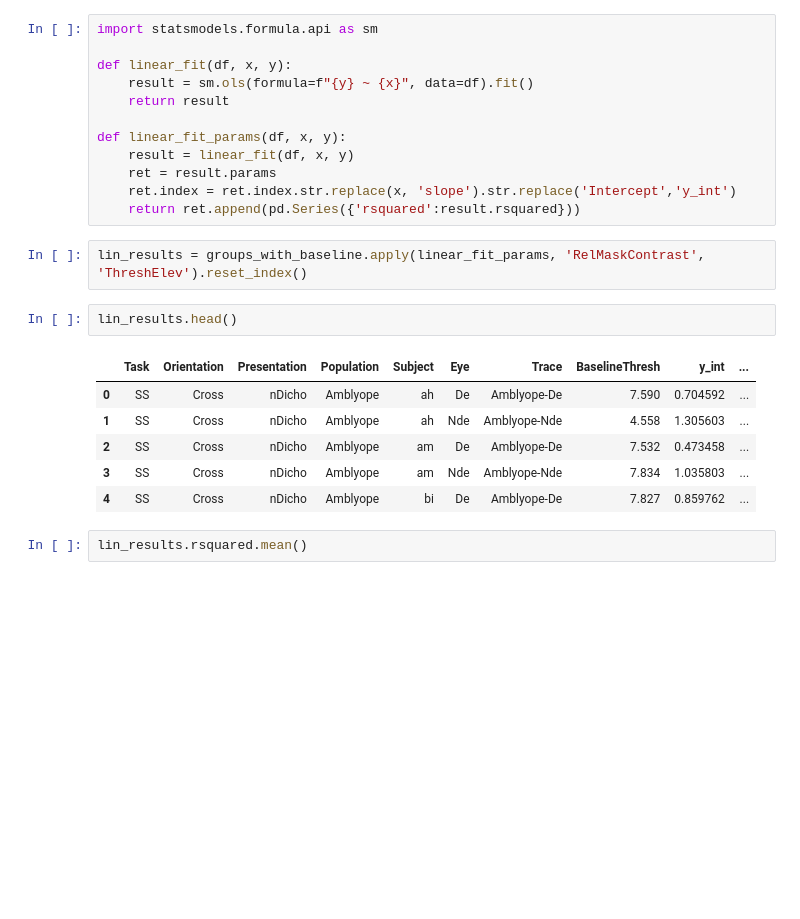
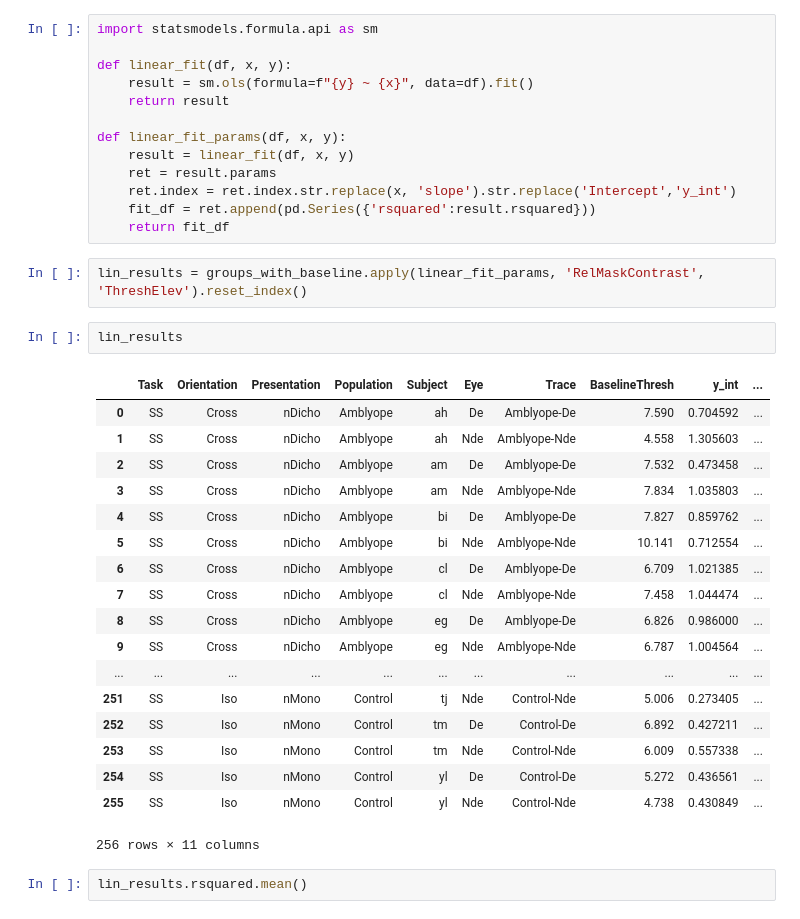
Before and after one commit to smerdis/mrs_amblyopia, a Jupyter notebook: Linear fit, data-driven percentile selection (2018-10).ipynb, the cells around one changed output. Saved outputs shown, nothing was run; the diff lists cells and outputs as text; blank space fills up the shorter version.

```diff
--- a/Linear fit, data-driven percentile selection (2018-10).ipynb
+++ b/Linear fit, data-driven percentile selection (2018-10).ipynb
@@ -134,18 +157,31 @@ def linear_fit_params(df, x, y):
     result = linear_fit(df, x, y)
     ret = result.params
     ret.index = ret.index.str.replace(x, 'slope').str.replace('Intercept','y_int')
-    return ret.append(pd.Series({'rsquared':result.rsquared}))
+    fit_df = ret.append(pd.Series({'rsquared':result.rsquared}))
+    return fit_df
 # %%
 lin_results = groups_with_baseline.apply(linear_fit_params, 'RelMaskContrast', 'ThreshElev').reset_index()
 # %%
-lin_results.head()
+lin_results
 # %% [output]
 |  | Task | Orientation | Presentation | Population | Subject | Eye | Trace | BaselineThresh | y_int | ... |
 | 0 | SS | Cross | nDicho | Amblyope | ah | De | Amblyope-De | 7.590 | 0.704592 | ... |
 | 1 | SS | Cross | nDicho | Amblyope | ah | Nde | Amblyope-Nde | 4.558 | 1.305603 | ... |
 | 2 | SS | Cross | nDicho | Amblyope | am | De | Amblyope-De | 7.532 | 0.473458 | ... |
 | 3 | SS | Cross | nDicho | Amblyope | am | Nde | Amblyope-Nde | 7.834 | 1.035803 | ... |
 | 4 | SS | Cross | nDicho | Amblyope | bi | De | Amblyope-De | 7.827 | 0.859762 | ... |
+| 5 | SS | Cross | nDicho | Amblyope | bi | Nde | Amblyope-Nde | 10.141 | 0.712554 | ... |
+| 6 | SS | Cross | nDicho | Amblyope | cl | De | Amblyope-De | 6.709 | 1.021385 | ... |
+| 7 | SS | Cross | nDicho | Amblyope | cl | Nde | Amblyope-Nde | 7.458 | 1.044474 | ... |
+| 8 | SS | Cross | nDicho | Amblyope | eg | De | Amblyope-De | 6.826 | 0.986000 | ... |
+| 9 | SS | Cross | nDicho | Amblyope | eg | Nde | Amblyope-Nde | 6.787 | 1.004564 | ... |
+| ... | ... | ... | ... | ... | ... | ... | ... | ... | ... | ... |
+| 251 | SS | Iso | nMono | Control | tj | Nde | Control-Nde | 5.006 | 0.273405 | ... |
+| 252 | SS | Iso | nMono | Control | tm | De | Control-De | 6.892 | 0.427211 | ... |
+| 253 | SS | Iso | nMono | Control | tm | Nde | Control-Nde | 6.009 | 0.557338 | ... |
+| 254 | SS | Iso | nMono | Control | yl | De | Control-De | 5.272 | 0.436561 | ... |
+| 255 | SS | Iso | nMono | Control | yl | Nde | Control-Nde | 4.738 | 0.430849 | ... |
+256 rows × 11 columns
 # %%
 lin_results.rsquared.mean()
 # %% [output]
```
Also changed, not shown: parts of 18 cells of this notebook, 3 other files.
